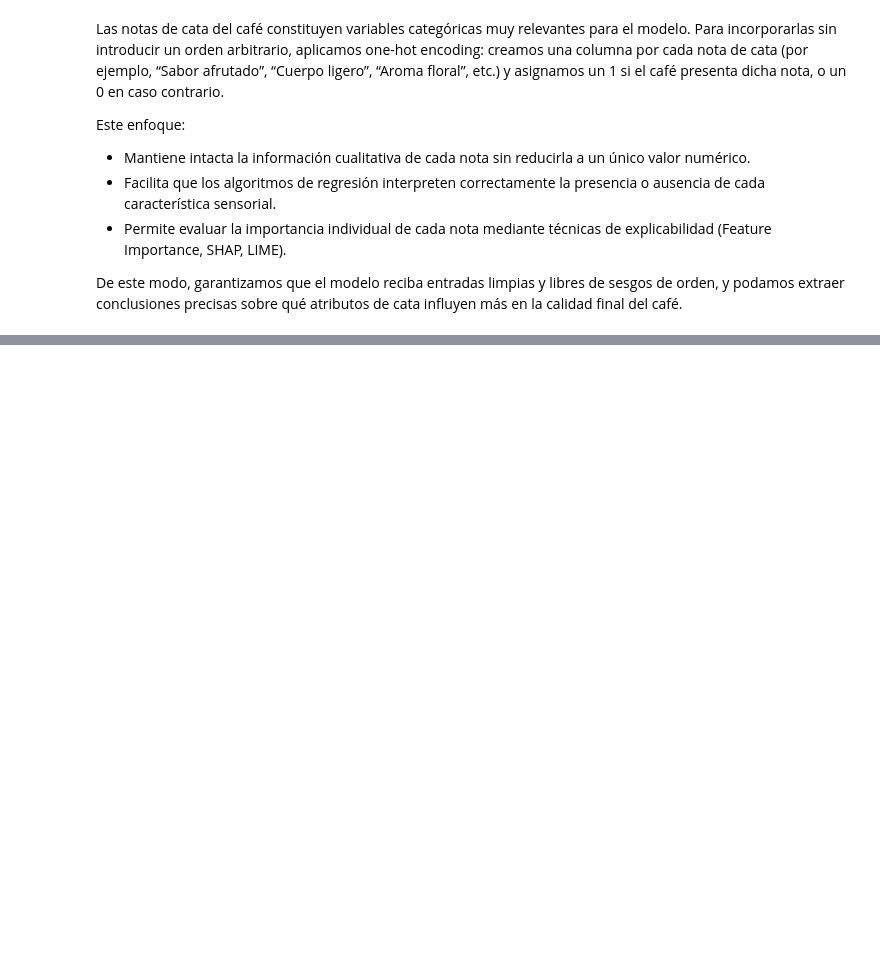
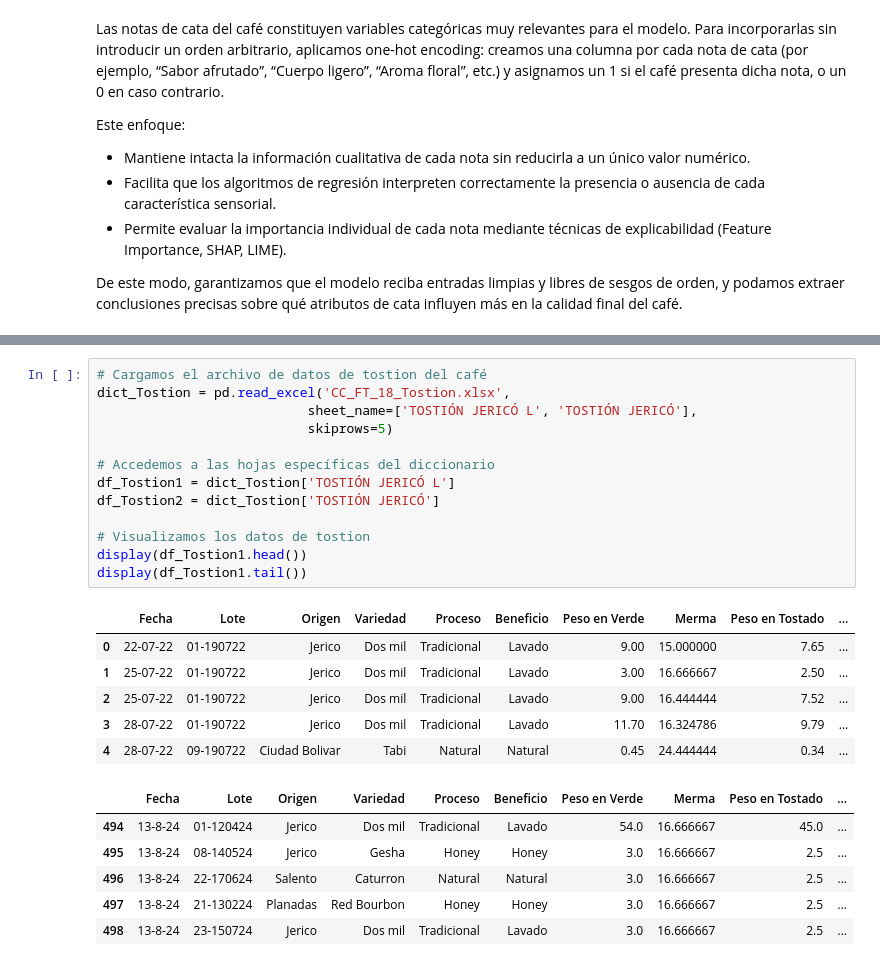
Before and after one commit to RicardoLoperaV/coffee-quality-regression, a Jupyter notebook: Coffee_Cup_Score.ipynb, the cells around one changed output, grey strips where cells are left out. Drawn from its saved outputs; the diff is of its cells as text; blank space fills up the shorter version.

```diff
--- a/Coffee_Cup_Score.ipynb
+++ b/Coffee_Cup_Score.ipynb
@@ -171,0 +282,26 @@ display(df_Calidad.head())
+# %%
+# Cargamos el archivo de datos de tostion del café
+dict_Tostion = pd.read_excel('CC_FT_18_Tostion.xlsx',
+                           sheet_name=['TOSTIÓN JERICÓ L', 'TOSTIÓN JERICÓ'],
+                           skiprows=5)
+
+# Accedemos a las hojas específicas del diccionario
+df_Tostion1 = dict_Tostion['TOSTIÓN JERICÓ L']
+df_Tostion2 = dict_Tostion['TOSTIÓN JERICÓ']
+
+# Visualizamos los datos de tostion
+display(df_Tostion1.head())
+display(df_Tostion1.tail())
+# %% [output]
+|  | Fecha | Lote | Origen | Variedad | Proceso | Beneficio | Peso en Verde | Merma | Peso en Tostado | ... |
+| 0 | 22-07-22 | 01-190722 | Jerico | Dos mil | Tradicional | Lavado | 9.00 | 15.000000 | 7.65 | ... |
+| 1 | 25-07-22 | 01-190722 | Jerico | Dos mil | Tradicional | Lavado | 3.00 | 16.666667 | 2.50 | ... |
+| 2 | 25-07-22 | 01-190722 | Jerico | Dos mil | Tradicional | Lavado | 9.00 | 16.444444 | 7.52 | ... |
+| 3 | 28-07-22 | 01-190722 | Jerico | Dos mil | Tradicional | Lavado | 11.70 | 16.324786 | 9.79 | ... |
+| 4 | 28-07-22 | 09-190722 | Ciudad Bolivar | Tabi | Natural | Natural | 0.45 | 24.444444 | 0.34 | ... |
+|  | Fecha | Lote | Origen | Variedad | Proceso | Beneficio | Peso en Verde | Merma | Peso en Tostado | ... |
+| 494 | 13-8-24 | 01-120424 | Jerico | Dos mil | Tradicional | Lavado | 54.0 | 16.666667 | 45.0 | ... |
+| 495 | 13-8-24 | 08-140524 | Jerico | Gesha | Honey | Honey | 3.0 | 16.666667 | 2.5 | ... |
+| 496 | 13-8-24 | 22-170624 | Salento | Caturron | Natural | Natural | 3.0 | 16.666667 | 2.5 | ... |
+| 497 | 13-8-24 | 21-130224 | Planadas | Red Bourbon | Honey | Honey | 3.0 | 16.666667 | 2.5 | ... |
+| 498 | 13-8-24 | 23-150724 | Jerico | Dos mil | Tradicional | Lavado | 3.0 | 16.666667 | 2.5 | ... |
```
Also changed, not shown: parts of 10 cells of this notebook.
